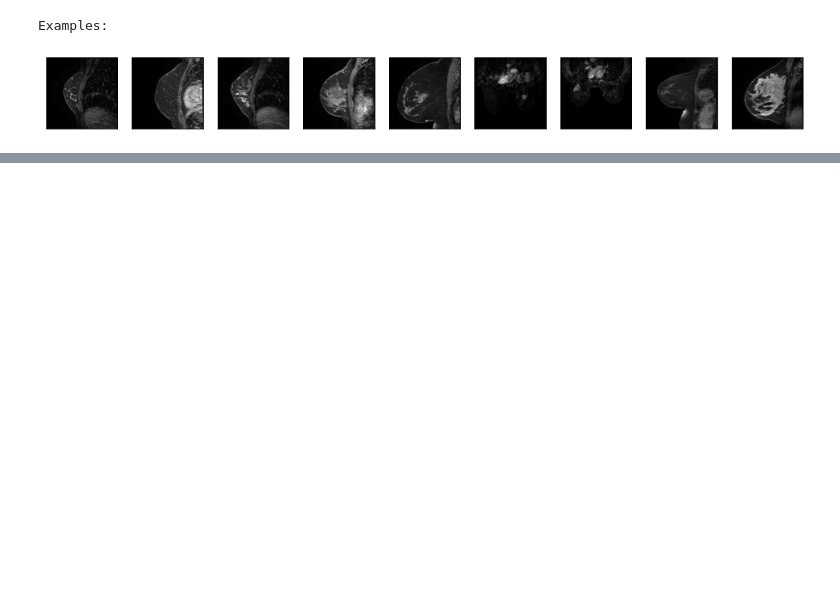
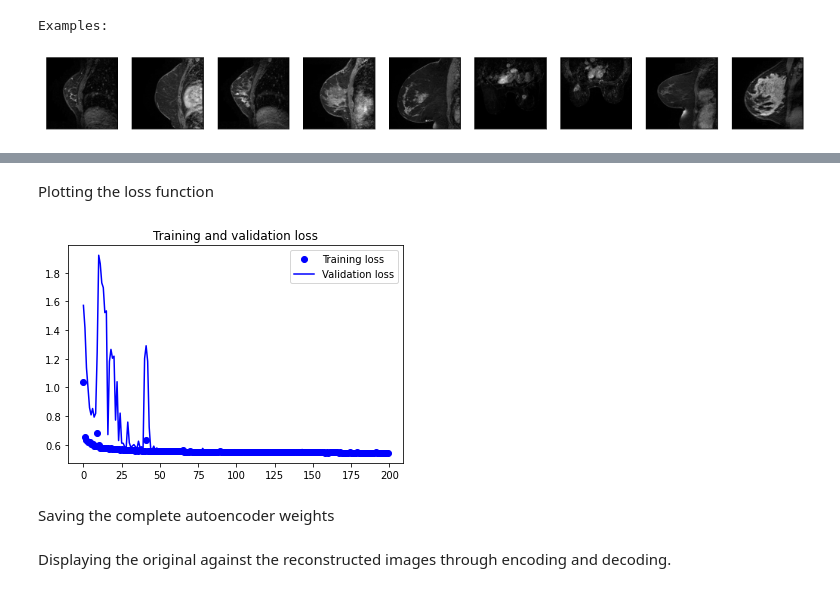
Before and after one commit to aminekhasteh/Breast_Cancer_Classification_Neural_Network, a Jupyter notebook: Unsupervised_Learning.ipynb, the cells around one changed output, grey strips where cells are left out. Drawn from its saved outputs; the diff is of its cells as text; code cells hidden in the pictures; blank space fills up the shorter version.

```diff
--- a/Unsupervised_Learning.ipynb
+++ b/Unsupervised_Learning.ipynb
@@ -187,0 +107,18 @@ checkpoints = []
+# %%
+import keras
+from matplotlib import pyplot as plt
+import numpy as np
+import gzip
+%matplotlib inline
+from keras.models import Model
+from keras.optimizers import RMSprop
+from keras.layers import Input,Dense,Flatten,Dropout,merge,Reshape,Conv2D,MaxPooling2D,UpSampling2D,Conv2DTranspose
+from keras.layers.normalization import BatchNormalization
+from keras.models import Model,Sequential
+from keras.callbacks import ModelCheckpoint
+from keras.optimizers import Adadelta, RMSprop,SGD,Adam
+from keras import regularizers
+from keras import backend as K
+from keras.utils import to_categorical
+input_img = Input(shape=(256, 256, 1))  # adapt this if using `channels_first` image data format
+num_classes = 7
@@ -187,0 +167,3 @@ checkpoints = []
+# %%
+autoencoder = Model(input_img, decoder(encoder(input_img)))
+autoencoder.compile(loss='mean_squared_error', optimizer = RMSprop())
@@ -188,9 +192,7 @@ checkpoints = []
 # %%
-# Training Model:
-from keras.callbacks import TensorBoard
-! rm -r /tmp/autoencoder
-autoencoder.fit(training_tensor, training_tensor, batch_size=batch_size,
-                epochs=epochs, validation_data=(testing_tensor, testing_tensor),
-                shuffle=True,
-                callbacks=checkpoints)
+autoencoder_train = autoencoder.fit(training_tensor, training_tensor,
+                                    batch_size=64,
+                                    epochs=200,
+                                    validation_data=(testing_tensor, testing_tensor),
+                                    shuffle=True)
 # %% [output]
@@ -215,0 +216,16 @@ Epoch 70/250
+# %% [markdown]
+Plotting the loss function
+# %%
+loss = autoencoder_train.history['loss']
+val_loss = autoencoder_train.history['val_loss']
+epochs = range(200)
+plt.figure()
+plt.plot(epochs, loss, 'bo', label='Training loss')
+plt.plot(epochs, val_loss, 'b', label='Validation loss')
+plt.title('Training and validation loss')
+plt.legend()
+plt.show()
+# %% [output]
+[figure, added]
+# %% [markdown]
+Saving the complete autoencoder weights
@@ -216,5 +234,7 @@ Epoch 70/250
 # %%
 decoded_imgs = autoencoder.predict(testing_tensor)
+# %% [markdown]
+Displaying the original against the reconstructed images through encoding and decoding.
 # %%
 n = 10
 plt.figure(figsize=(20, 4))
```
Also changed, not shown: parts of 29 cells of this notebook.
